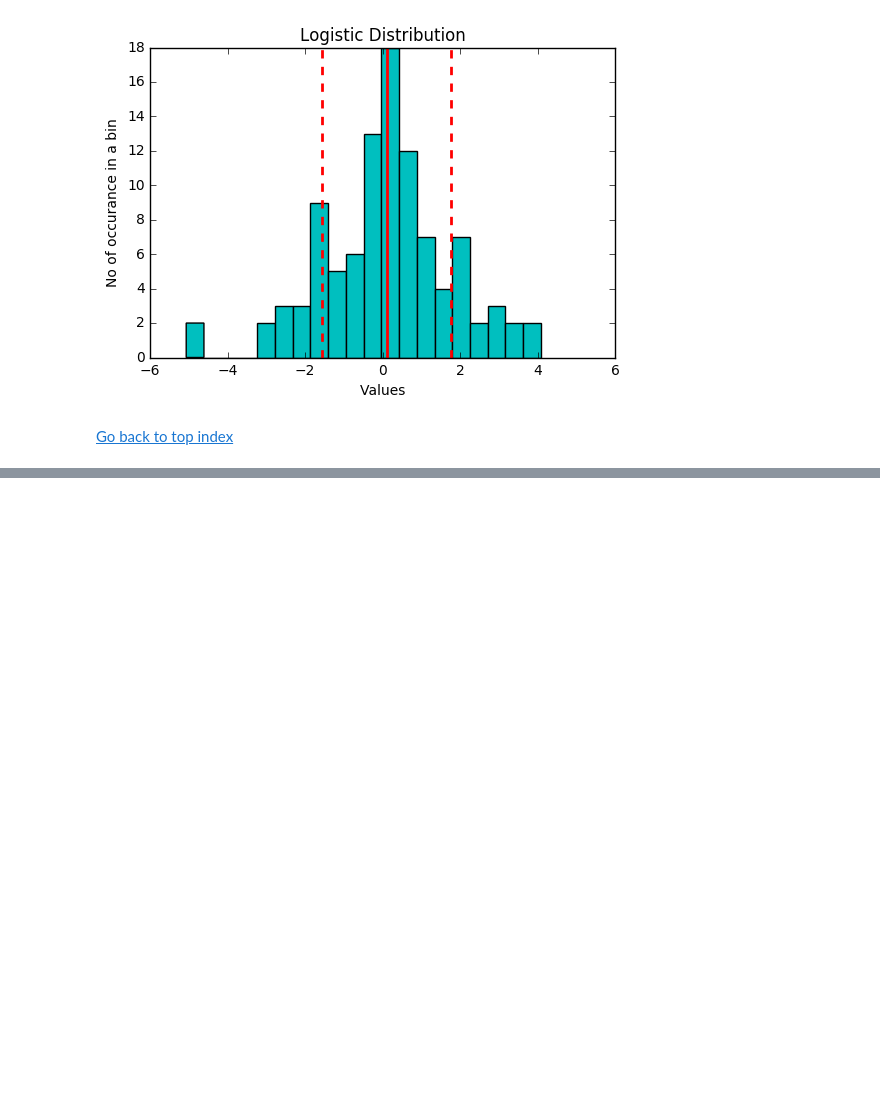
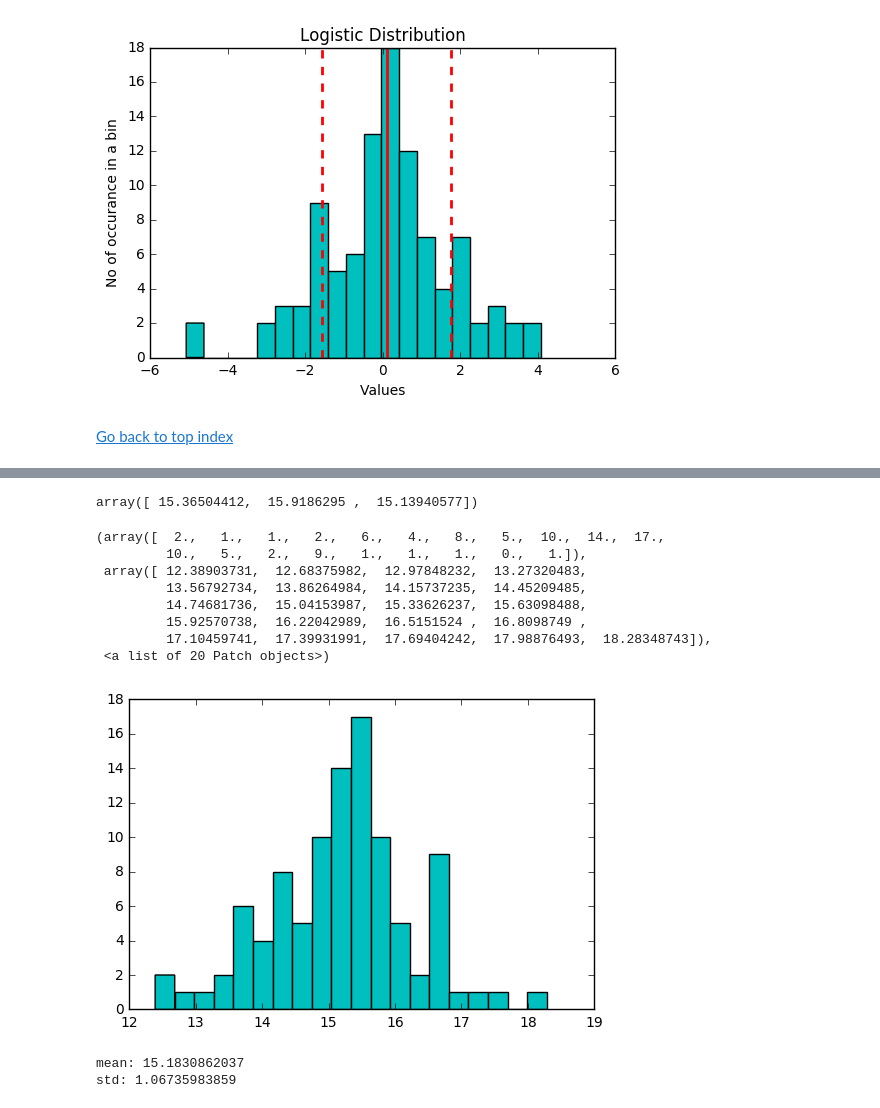
Before and after one commit to evian13/PrepCourse-Unit2, a Jupyter notebook: Exercise Unit 3 L3.4 - DRILL - Descriptive Statistics and Normality.ipynb, the cells around one changed output, grey strips where cells are left out. Cells and saved outputs as stored; diff of their text form; code cells hidden in the pictures; blank space fills up the shorter version.

```diff
--- a/Exercise Unit 3 L3.4 - DRILL - Descriptive Statistics and Normality.ipynb
+++ b/Exercise Unit 3 L3.4 - DRILL - Descriptive Statistics and Normality.ipynb
@@ -297,0 +313,4 @@ plot_distrib(logistic,'Logistic')
+# %%
+np.random.seed(1)
+var1 = np.random.normal(5,0.5,100)
+var2 = np.random.normal(10,1,100)
@@ -297,0 +340,27 @@ plot_distrib(logistic,'Logistic')
+# %%
+#2.Add them together to create a third variable:
+var3 = var1+var2
+# %%
+var3[0:3]
+# %% [output]
+array([ 15.36504412,  15.9186295 ,  15.13940577])
+# %%
+#3.Graph the third variable using a histogram:
+plt.hist(var3, bins=20, color='c')
+# %% [output]
+(array([  2.,   1.,   1.,   2.,   6.,   4.,   8.,   5.,  10.,  14.,  17.,
+         10.,   5.,   2.,   9.,   1.,   1.,   1.,   0.,   1.]),
+ array([ 12.38903731,  12.68375982,  12.97848232,  13.27320483,
+         13.56792734,  13.86264984,  14.15737235,  14.45209485,
+         14.74681736,  15.04153987,  15.33626237,  15.63098488,
+         15.92570738,  16.22042989,  16.5151524 ,  16.8098749 ,
+         17.10459741,  17.39931991,  17.69404242,  17.98876493,  18.28348743]),
+ <a list of 20 Patch objects>)
+[figure, added]
+# %%
+#4.Compute the mean and standard deviation and plot them as vertical lines on the histogram:
+print('mean:',var3.mean())
+print('std:',var3.std())
+# %% [output]
+mean: 15.1830862037
+std: 1.06735983859
```
Also changed, not shown: parts of 5 cells of this notebook.
